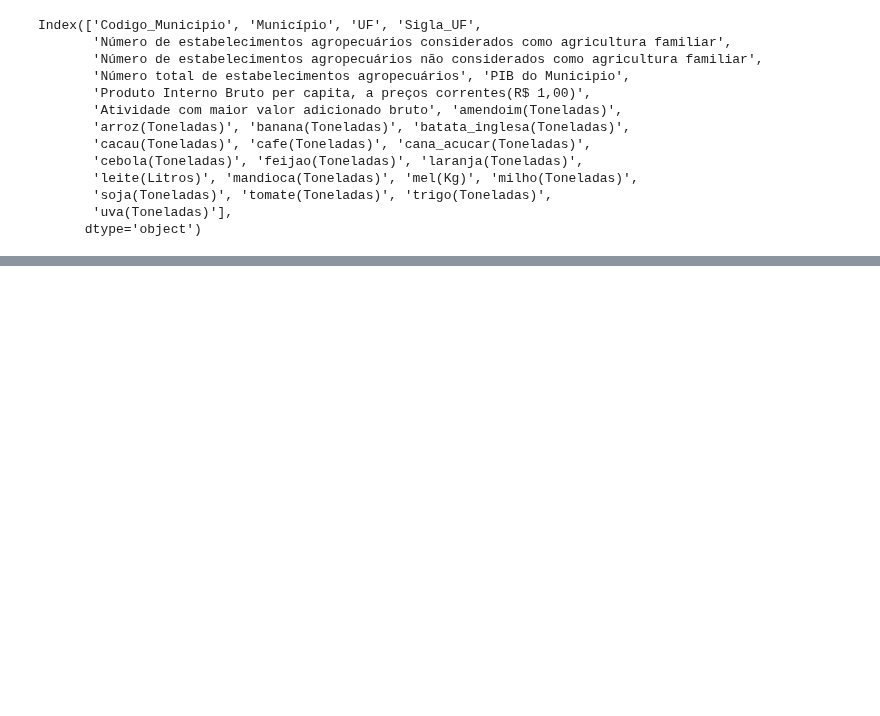
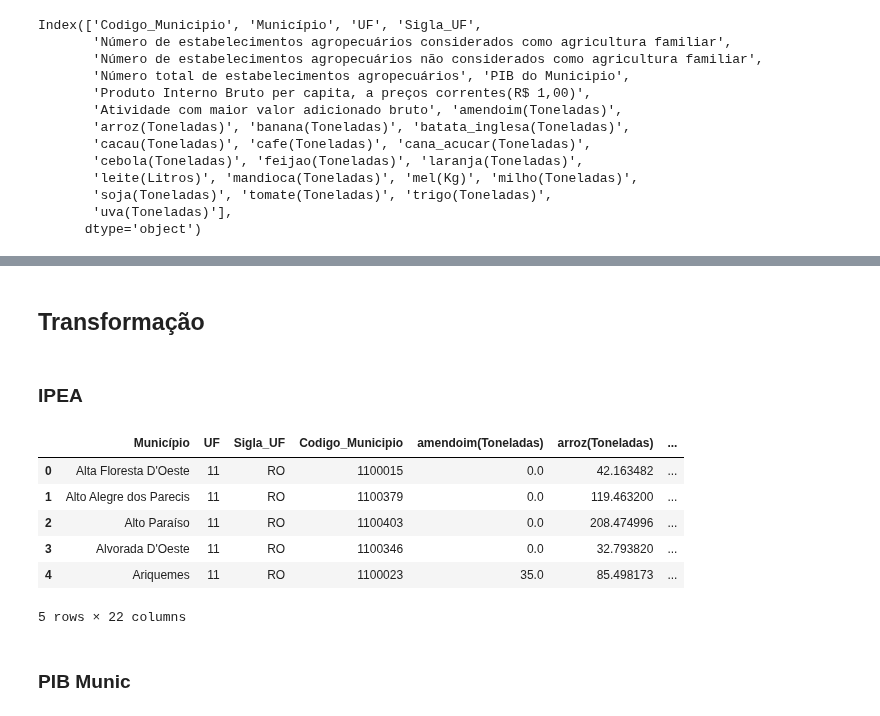
Before and after one commit to AHChaves/IC-InSAN, a Jupyter notebook: integracao.ipynb, the cells around one changed output, grey strips where cells are left out. Drawn from its saved outputs; the diff is of its cells as text; code cells hidden in the pictures; blank space fills up the shorter version.

```diff
--- a/integracao.ipynb
+++ b/integracao.ipynb
@@ -503,0 +524,23 @@ tabela_integrada.to_excel('Tabela_Integrada_2017.xlsx', sheet_name='sheet1', flo
+# %% [markdown]
+## Transformação
+# %% [markdown]
+### IPEA
+# %%
+producao_db = cod_municipios[['Município', 'UF', 'Sigla_UF', 'Codigo_Municipio']]
+# %%
+i = 0
+for x in nomes_produtos:
+    producao_db[x] = producao[i]['2018']
+    i = i + 1
+# %%
+producao_db.head()
+# %% [output]
+|  | Município | UF | Sigla_UF | Codigo_Municipio | amendoim(Toneladas) | arroz(Toneladas) | ... |
+| 0 | Alta Floresta D'Oeste | 11 | RO | 1100015 | 0.0 | 42.163482 | ... |
+| 1 | Alto Alegre dos Parecis | 11 | RO | 1100379 | 0.0 | 119.463200 | ... |
+| 2 | Alto Paraíso | 11 | RO | 1100403 | 0.0 | 208.474996 | ... |
+| 3 | Alvorada D'Oeste | 11 | RO | 1100346 | 0.0 | 32.793820 | ... |
+| 4 | Ariquemes | 11 | RO | 1100023 | 35.0 | 85.498173 | ... |
+5 rows × 22 columns
+# %% [markdown]
+### PIB Munic
```
Also changed, not shown: parts of 28 cells of this notebook, 2 other files.
